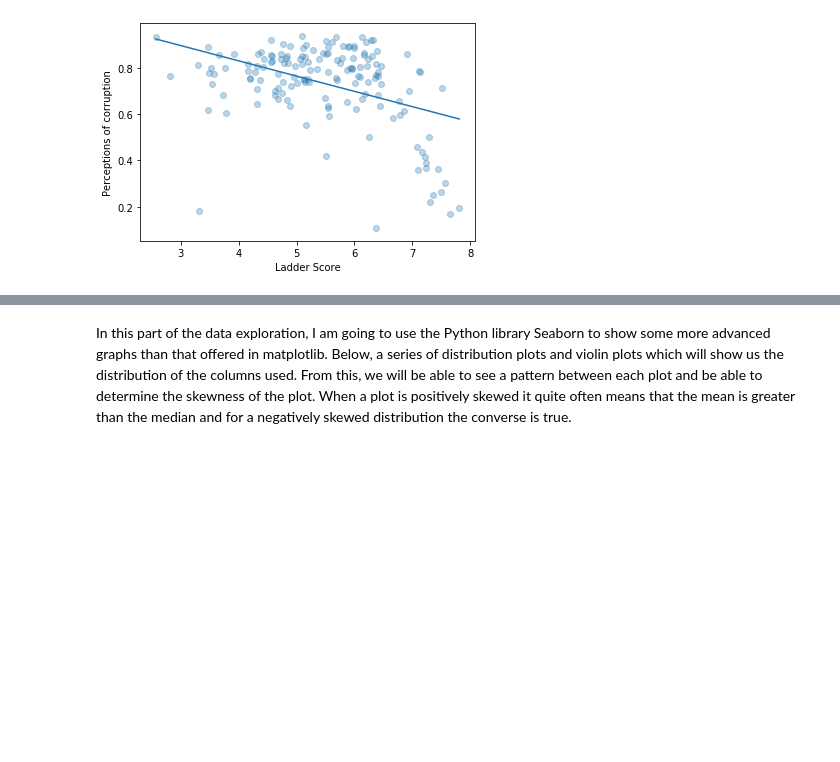
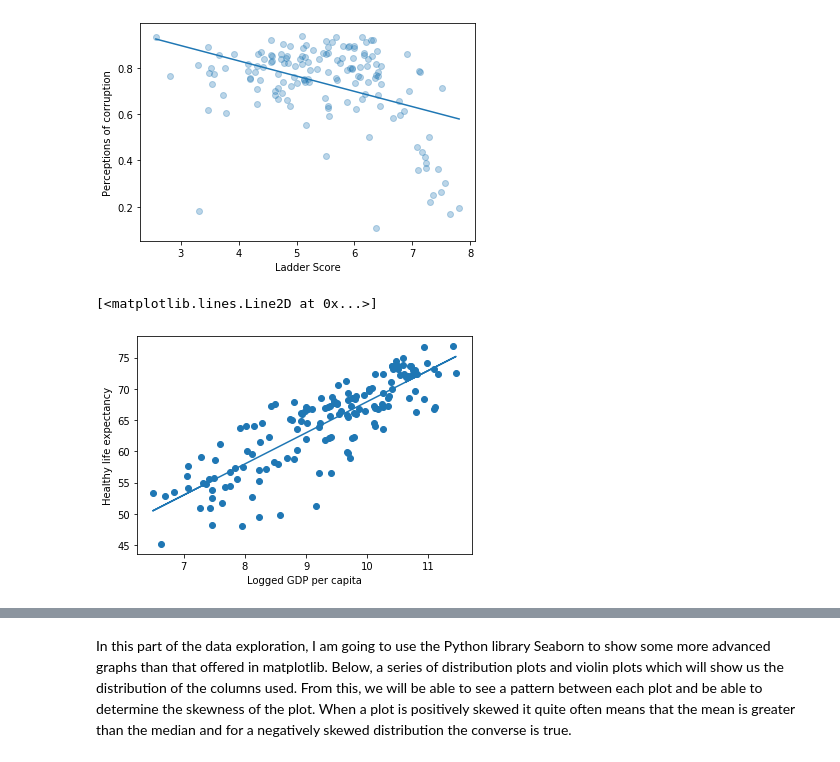
Before and after one commit to ax18031/ax18031_EMATM0048, a Jupyter notebook: Part3_folder/PART3.ipynb, the cells around one changed output, grey strips where cells are left out. Cells and saved outputs as stored; diff of their text form; code cells hidden in the pictures; blank space fills up the shorter version.

```diff
--- a/Part3_folder/PART3.ipynb
+++ b/Part3_folder/PART3.ipynb
@@ -416,3 +416,14 @@ print(m)
 # %% [output]
 -0.06587924291796463
 [figure]
+# %%
+x = df['Logged GDP per capita']
+y = df['Healthy life expectancy']
+plt.xlabel('Logged GDP per capita')
+plt.ylabel('Healthy life expectancy')
+plt.scatter(x,y)
+m,b = np.polyfit(x,y,1)
+plt.plot(x, m*x + b)
+# %% [output]
+[<matplotlib.lines.Line2D at 0x...>]
+[figure, added]
```
Also changed, not shown: parts of 4 cells of this notebook.
